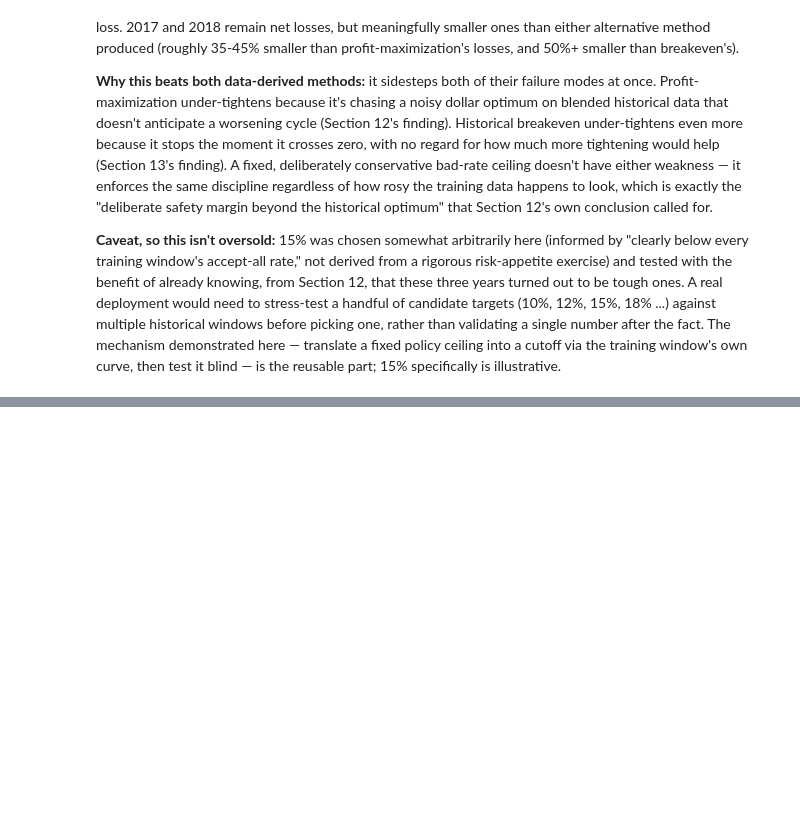
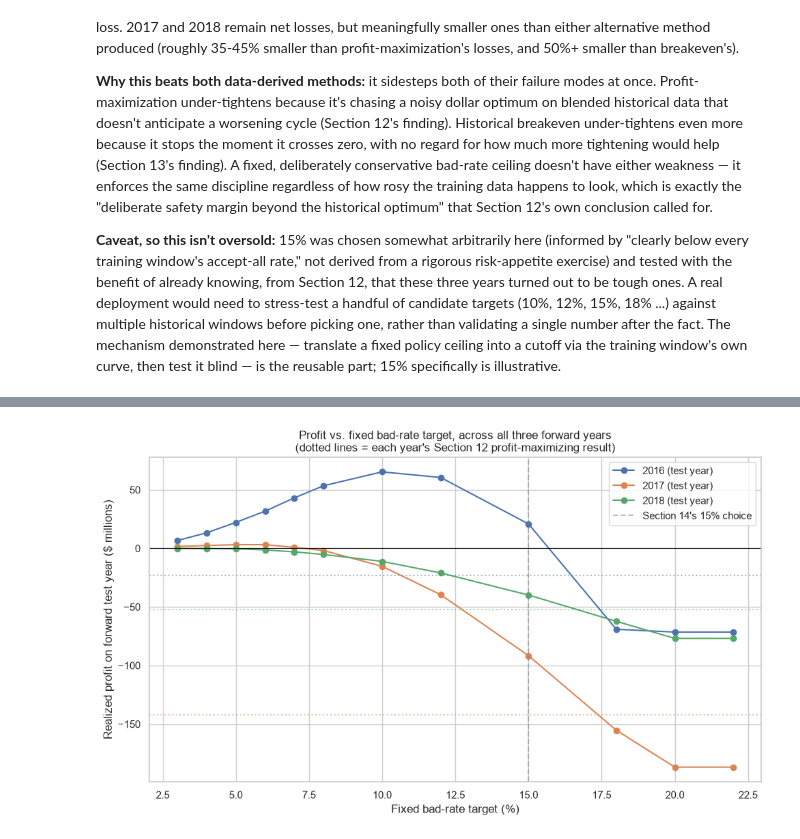
Before and after one commit to andreastio/credit-risk-strategy-lendingclub, a Jupyter notebook: notebooks/scorecard.ipynb, the cells around one changed output, grey strips where cells are left out. Saved outputs shown, nothing was run; the diff lists cells and outputs as text; code cells hidden in the pictures; blank space fills up the shorter version.

Commit message:
Extend sensitivity sweep: 15% not optimal, but 3-15% range robustly beats profit-max

```diff
--- a/notebooks/scorecard.ipynb
+++ b/notebooks/scorecard.ipynb
@@ -1461,0 +1478,26 @@ reusable part; 15% specifically is illustrative.
+# %%
+target_grid = [0.03, 0.04, 0.05, 0.06, 0.07, 0.08, 0.10, 0.12, 0.15, 0.18, 0.20, 0.22]
+
+sweep_rows = []
+for test_year, train_label in windows:
+    train_w = window_data[test_year]["train"]
+    test_w = window_data[test_year]["test"]
+    _, curve_w, _ = optimize_cutoff(train_w)
+
+    for target in target_grid:
+        cutoff_t = cutoff_for_bad_rate_target(curve_w, target)
+        approved_test = test_w[test_w["score"] >= cutoff_t]
+        if len(approved_test) == 0:
+            continue
+        sweep_rows.append({
+            "test_year": test_year,
+            "target_bad_rate": target,
+            "cutoff": round(cutoff_t, 1),
+            "approval_rate": len(approved_test) / len(test_w),
+            "bad_rate_achieved": approved_test["is_default"].mean(),
+            "profit": approved_test["net_profit"].sum(),
+        })
+
+sweep_df = pd.DataFrame(sweep_rows)
+sweep_pivot = sweep_df.pivot(index="target_bad_rate", columns="test_year", values="profit")
+sweep_pivot
@@ -1461,0 +1519,21 @@ reusable part; 15% specifically is illustrative.
+# %%
+fig, ax = plt.subplots(figsize=(10, 6))
+colors = {2016: "#4C72B0", 2017: "#DD8452", 2018: "#55A868"}
+for year in [2016, 2017, 2018]:
+    sub = sweep_df[sweep_df["test_year"] == year].sort_values("target_bad_rate")
+    ax.plot(sub["target_bad_rate"] * 100, sub["profit"] / 1e6, marker="o", label=f"{year} (test year)", color=colors[year])
+
+# reference lines: Section 12's profit-maximizing result for each year
+for year, profit_max_val in zip([2016, 2017, 2018], walk_forward_df["cutoff_profit"]):
+    ax.axhline(profit_max_val / 1e6, color=colors[year], linestyle=":", alpha=0.5)
+
+ax.axhline(0, color="black", linewidth=0.8)
+ax.axvline(15, color="grey", linestyle="--", alpha=0.5, label="Section 14's 15% choice")
+ax.set_xlabel("Fixed bad-rate target (%)")
+ax.set_ylabel("Realized profit on forward test year ($ millions)")
+ax.set_title("Profit vs. fixed bad-rate target, across all three forward years\n(dotted lines = each year's Section 12 profit-maximizing result)")
+ax.legend()
+plt.tight_layout()
+plt.show()
+# %% [output]
+[figure, added]
```
Also changed, not shown: parts of 3 cells of this notebook.
